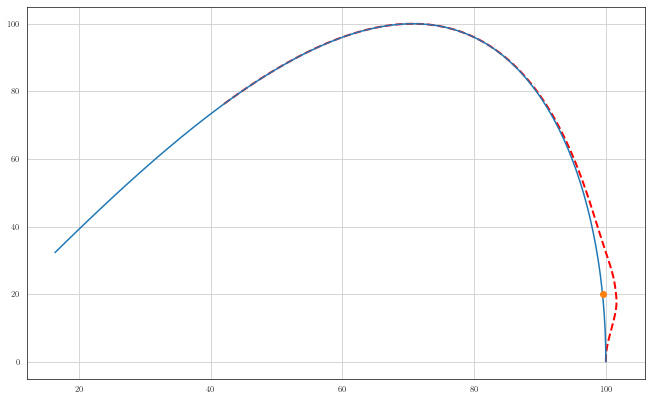
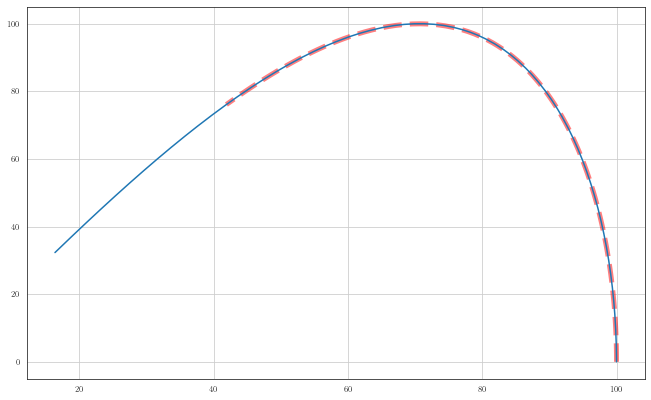
Code edit (unified diff) that turned the first committed figure into the second:
--- before
+++ after
@@ -3,5 +3,5 @@
 
 states = state_history    
-ax.plot(states[0, :], states[1, :], '--r', linewidth=2,  label=f'First Iteration')
+ax.plot(states[0, :], states[1, :], '--r', linewidth=5,  alpha= 0.5, label=f'First Iteration')
 ax.plot(rpath[:400, 1], rpath[:400, 2])
 ax.grid() 

Commit: Friction circle implemented, obstacle avoidance are being handled